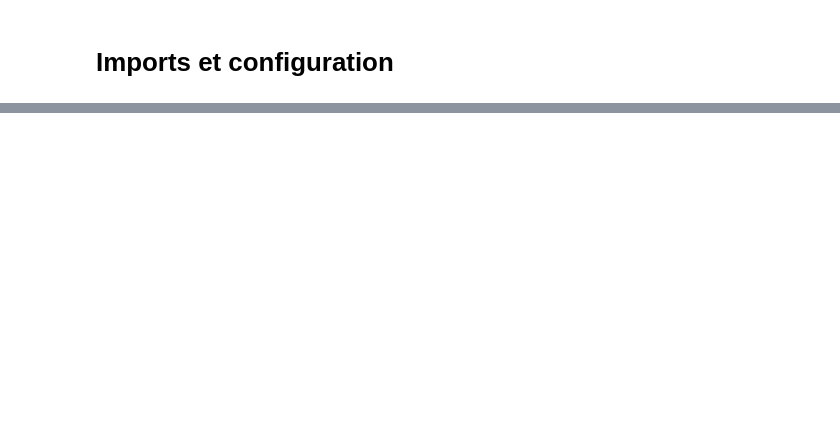
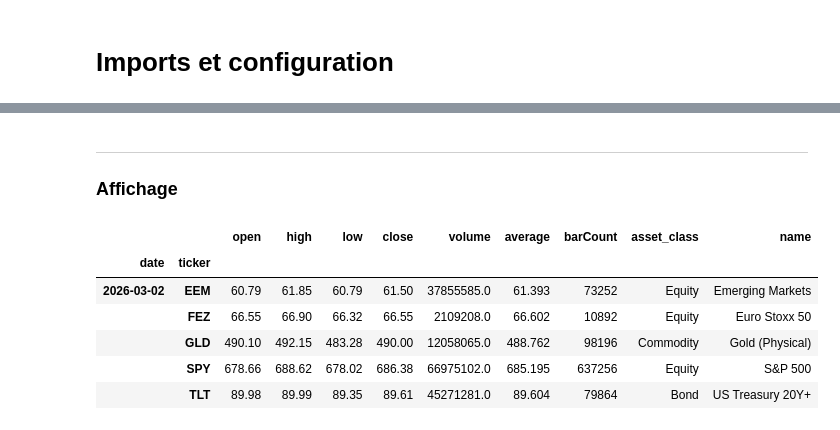
Before and after one commit to qu4ant/YouTube, a Jupyter notebook: 2026/04_ibkr_data/Interactive Brokers_historical_data.ipynb, the cells around one changed output, grey strips where cells are left out. Drawn from its saved outputs; the diff is of its cells as text; code cells hidden in the pictures; blank space fills up the shorter version.

```diff
--- a/2026/04_ibkr_data/Interactive Brokers_historical_data.ipynb
+++ b/2026/04_ibkr_data/Interactive Brokers_historical_data.ipynb
@@ -75,0 +101,3 @@ ib.disconnect()
+# %% [markdown]
+---
+### Affichage
@@ -75,0 +123,10 @@ ib.disconnect()
+# %%
+mi_df.tail()
+# %% [output]
+|  |  | open | high | low | close | volume | average | barCount | asset_class | name |
+| date | ticker |  |  |  |  |  |  |  |  |  |
+| 2026-03-02 | EEM | 60.79 | 61.85 | 60.79 | 61.50 | 37855585.0 | 61.393 | 73252 | Equity | Emerging Markets |
+|  | FEZ | 66.55 | 66.90 | 66.32 | 66.55 | 2109208.0 | 66.602 | 10892 | Equity | Euro Stoxx 50 |
+|  | GLD | 490.10 | 492.15 | 483.28 | 490.00 | 12058065.0 | 488.762 | 98196 | Commodity | Gold (Physical) |
+|  | SPY | 678.66 | 688.62 | 678.02 | 686.38 | 66975102.0 | 685.195 | 637256 | Equity | S&P 500 |
+|  | TLT | 89.98 | 89.99 | 89.35 | 89.61 | 45271281.0 | 89.604 | 79864 | Bond | US Treasury 20Y+ |
```
Also changed, not shown: parts of 22 cells of this notebook, 1 other file.
